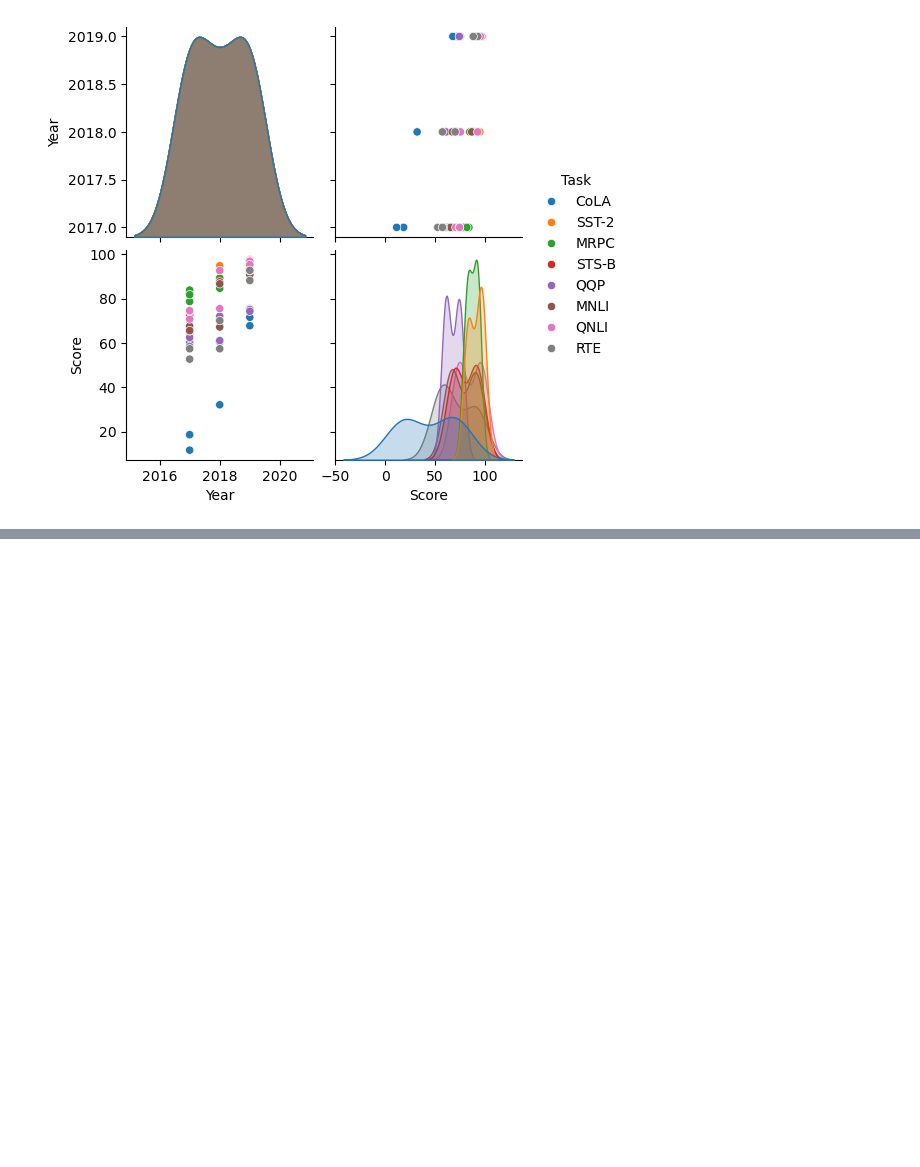
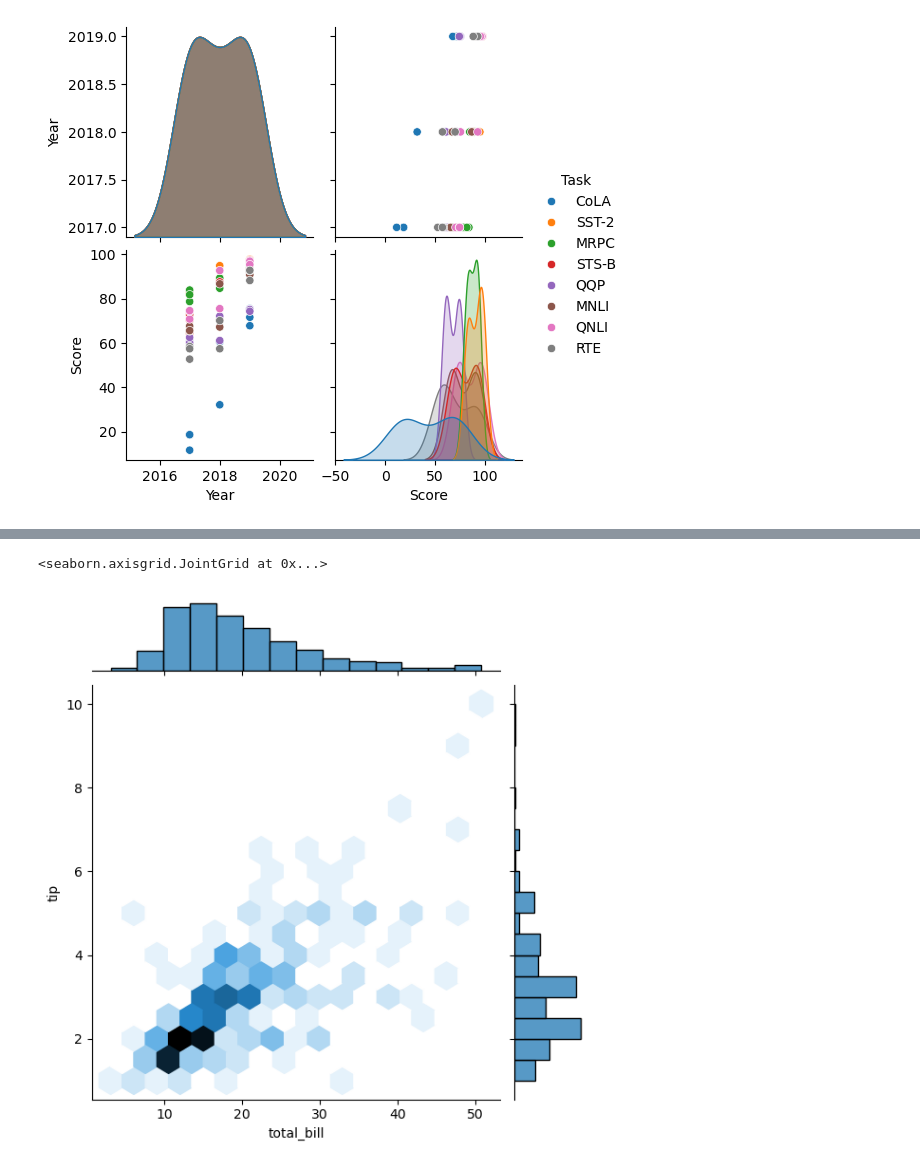
Before and after one commit to debmalya20/swaborn, a Jupyter notebook: practice.ipynb, the cells around one changed output, grey strips where cells are left out. Drawn from its saved outputs; the diff is of its cells as text; code cells hidden in the pictures; blank space fills up the shorter version.

```diff
--- a/practice.ipynb
+++ b/practice.ipynb
@@ -42,0 +98,5 @@ sns.pairplot(df,hue="Task")
+# %%
+sns.jointplot(x=data["total_bill"],y=data["tip"],data=data,kind="hex")
+# %% [output]
+<seaborn.axisgrid.JointGrid at 0x...>
+[figure, added]
```
Also changed, not shown: parts of 8 cells of this notebook, 2 other files.
